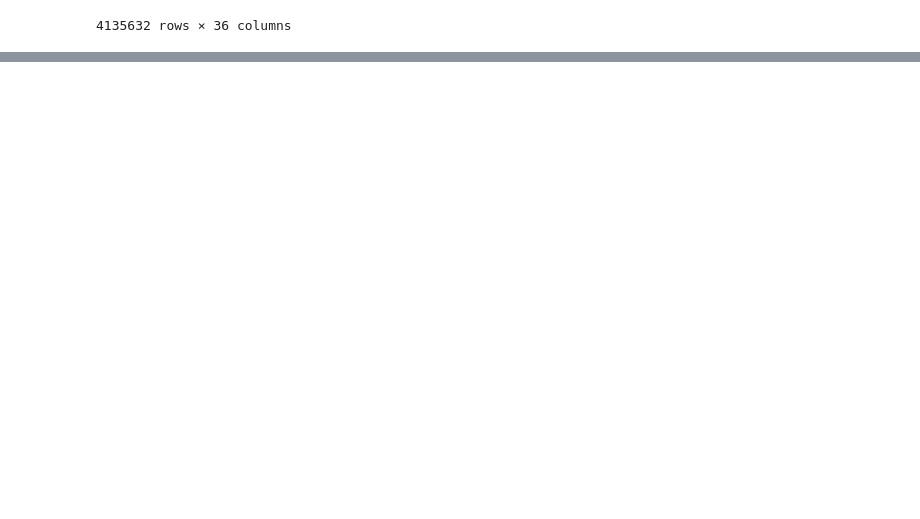
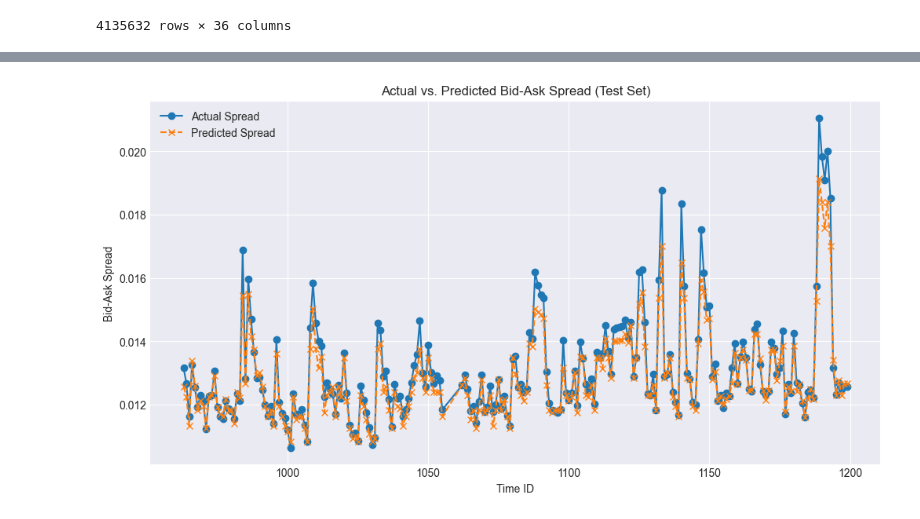
Before and after one commit to mofrui/volatility-analysis, a Jupyter notebook: research/BAS Prediction.ipynb, the cells around one changed output, grey strips where cells are left out. Saved outputs shown, nothing was run; the diff lists cells and outputs as text; code cells hidden in the pictures; blank space fills up the shorter version.

```diff
--- a/research/BAS Prediction.ipynb
+++ b/research/BAS Prediction.ipynb
@@ -609,0 +578,12 @@ comparison_df.head()
+# %%
+plt.figure(figsize=(12, 6))
+plt.plot(comparison_df_best['time_id'], comparison_df_best['actual_bid_ask_spread'], label='Actual Spread', marker='o', linestyle='-')
+plt.plot(comparison_df_best['time_id'], comparison_df_best['predicted_bid_ask_spread'], label='Predicted Spread', marker='x', linestyle='--')
+plt.xlabel('Time ID')
+plt.ylabel('Bid-Ask Spread')
+plt.title('Actual vs. Predicted Bid-Ask Spread (Test Set)')
+plt.legend()
+plt.grid(True)
+plt.show()
+# %% [output]
+[figure, added]
```
Also changed, not shown: parts of 6 cells of this notebook, 1 other file.
